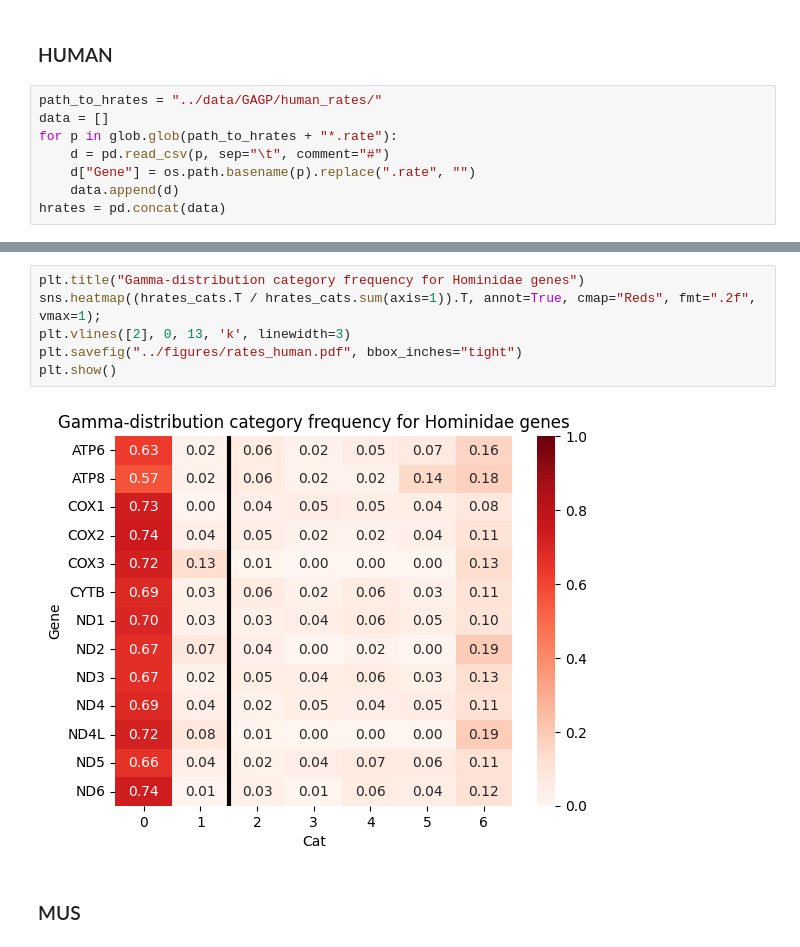
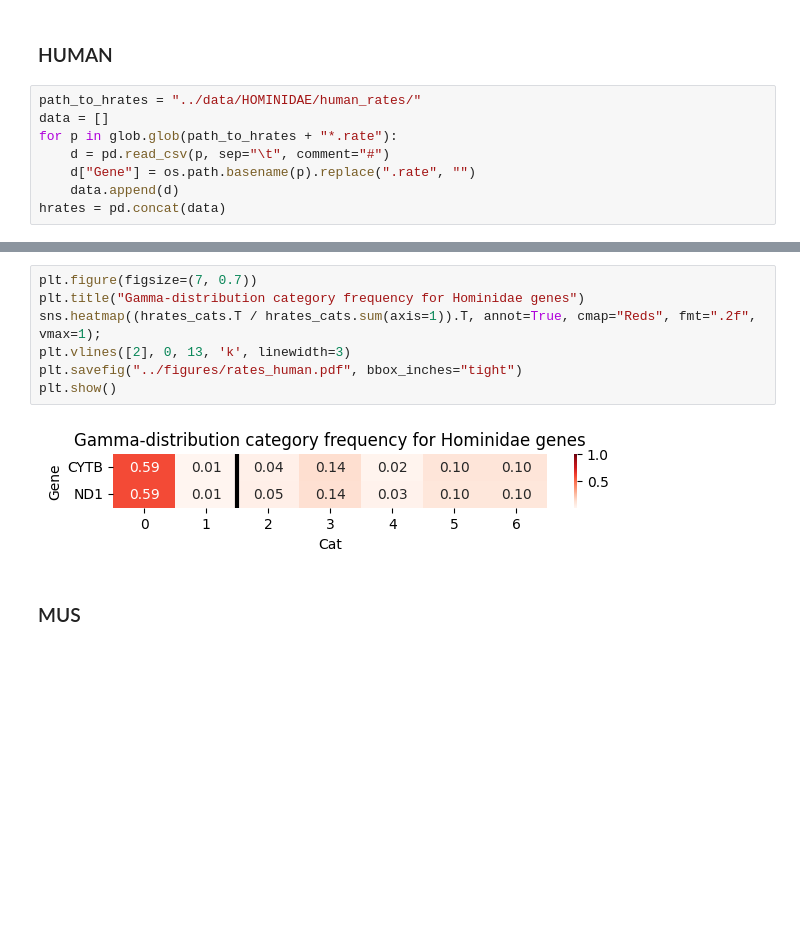
Before and after one commit to mitoclub/nemu-pipeline, a Jupyter notebook: notebooks/expectations_analysis.ipynb, the cells around one changed output, grey strips where cells are left out. Cells and saved outputs as stored; diff of their text form; blank space fills up the shorter version.

```diff
--- a/notebooks/expectations_analysis.ipynb
+++ b/notebooks/expectations_analysis.ipynb
@@ -131,7 +132,7 @@ for gene, (p1, p2) in genes_pos.items():
 # %% [markdown]
 ### HUMAN
 # %%
-path_to_hrates = "../data/GAGP/human_rates/"
+path_to_hrates = "../data/HOMINIDAE/human_rates/"
 data = []
 for p in glob.glob(path_to_hrates + "*.rate"):
     d = pd.read_csv(p, sep="\t", comment="#")
@@ -160,11 +150,12 @@ hrates_cats
 # %%
+plt.figure(figsize=(7, 0.7))
 plt.title("Gamma-distribution category frequency for Hominidae genes")
 sns.heatmap((hrates_cats.T / hrates_cats.sum(axis=1)).T, annot=True, cmap="Reds", fmt=".2f", vmax=1);
 plt.vlines([2], 0, 13, 'k', linewidth=3)
 plt.savefig("../figures/rates_human.pdf", bbox_inches="tight")
 plt.show()
 # %% [output]
-[figure, old version]
+[figure, new version]
 # %% [markdown]
 ### MUS
 # %%
```
Also changed, not shown: parts of 20 cells of this notebook, 4 other files.
